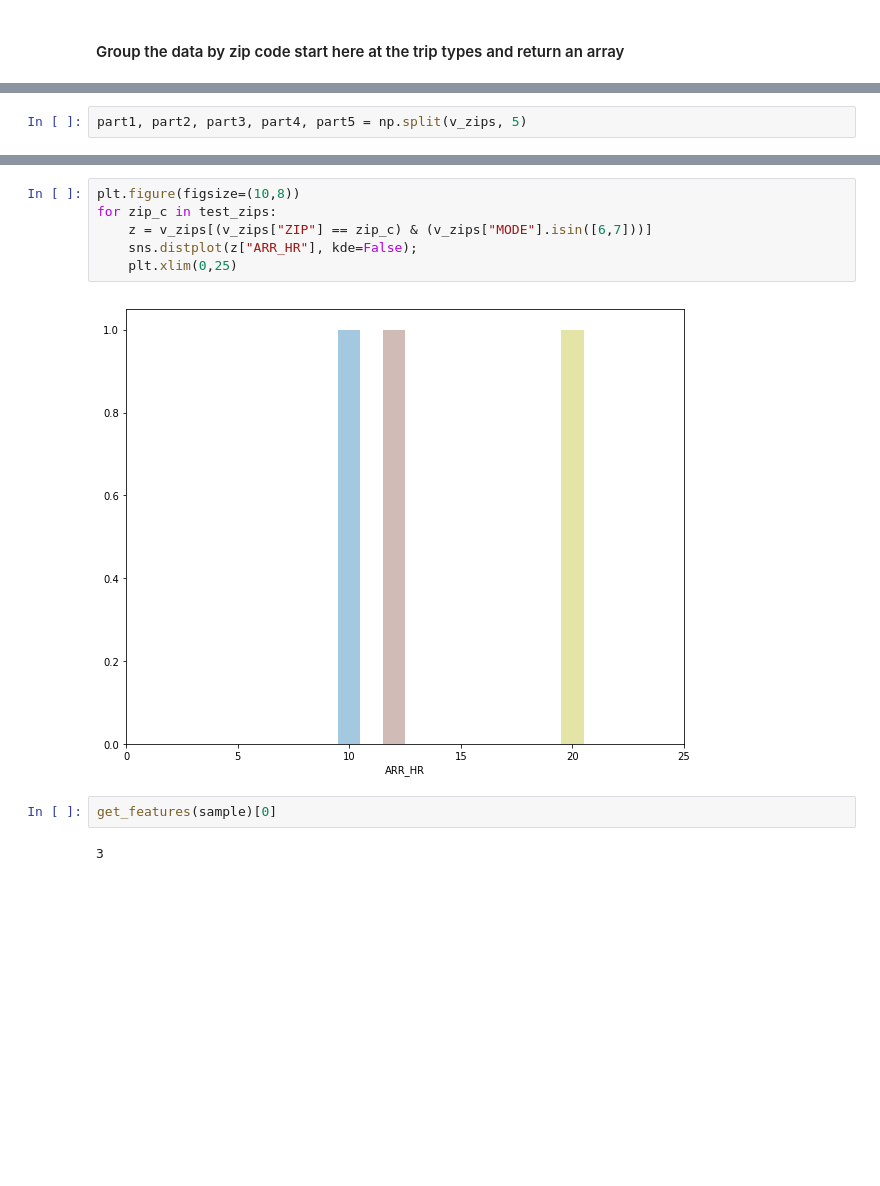
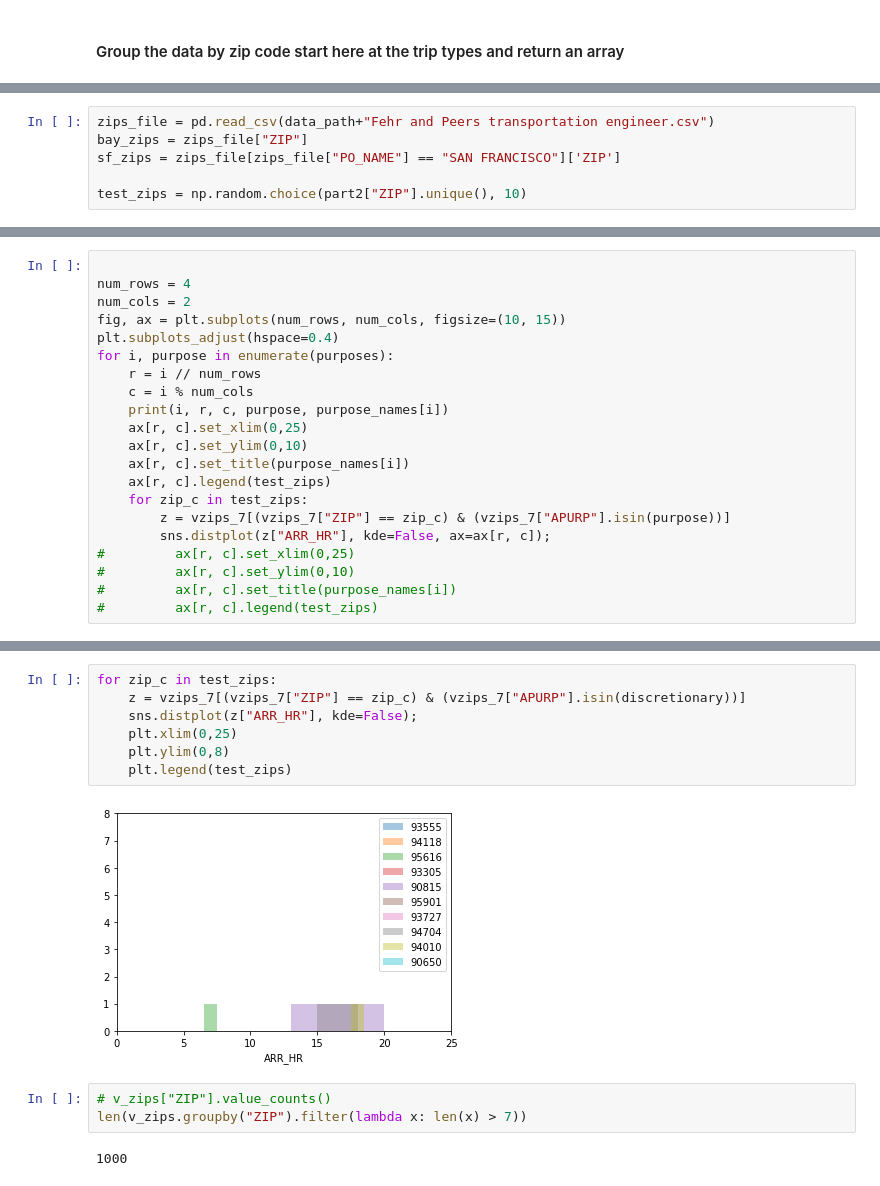
Before and after one commit to abaum1/mobilitymotifs, a Jupyter notebook: CHTS data -> zip code model input.ipynb, the cells around one changed output, grey strips where cells are left out. Cells and saved outputs as stored; diff of their text form; blank space fills up the shorter version.

```diff
--- a/CHTS data -> zip code model input.ipynb
+++ b/CHTS data -> zip code model input.ipynb
@@ -356,2 +412,0 @@ sample.head()
-# %%
-part1, part2, part3, part4, part5 = np.split(v_zips, 5)
@@ -373,0 +413,6 @@ array(['92120', '93266', '95422', 92028, '92704', '95835', '95630',
+# %%
+zips_file = pd.read_csv(data_path+"Fehr and Peers transportation engineer.csv")
+bay_zips = zips_file["ZIP"]
+sf_zips = zips_file[zips_file["PO_NAME"] == "SAN FRANCISCO"]['ZIP']
+
+test_zips = np.random.choice(part2["ZIP"].unique(), 10)
@@ -373,0 +421,21 @@ array(['92120', '93266', '95422', 92028, '92704', '95835', '95630',
+# %%
+
+num_rows = 4
+num_cols = 2
+fig, ax = plt.subplots(num_rows, num_cols, figsize=(10, 15))
+plt.subplots_adjust(hspace=0.4)
+for i, purpose in enumerate(purposes):
+    r = i // num_rows
+    c = i % num_cols
+    print(i, r, c, purpose, purpose_names[i])
+    ax[r, c].set_xlim(0,25)
+    ax[r, c].set_ylim(0,10)
+    ax[r, c].set_title(purpose_names[i])
+    ax[r, c].legend(test_zips)
+    for zip_c in test_zips:
+        z = vzips_7[(vzips_7["ZIP"] == zip_c) & (vzips_7["APURP"].isin(purpose))]
+        sns.distplot(z["ARR_HR"], kde=False, ax=ax[r, c]);
+#         ax[r, c].set_xlim(0,25)
+#         ax[r, c].set_ylim(0,10)
+#         ax[r, c].set_title(purpose_names[i])
+#         ax[r, c].legend(test_zips)
@@ -374,12 +451,14 @@ array(['92120', '93266', '95422', 92028, '92704', '95835', '95630',
 # %%
-plt.figure(figsize=(10,8))
 for zip_c in test_zips:
-    z = v_zips[(v_zips["ZIP"] == zip_c) & (v_zips["MODE"].isin([6,7]))]
+    z = vzips_7[(vzips_7["ZIP"] == zip_c) & (vzips_7["APURP"].isin(discretionary))]
     sns.distplot(z["ARR_HR"], kde=False);
     plt.xlim(0,25)
+    plt.ylim(0,8)
+    plt.legend(test_zips)
 # %% [output]
-[figure, old version]
+[figure, new version]
-# %%
-get_features(sample)[0]
-# %% [output]
-3
+# %%
+# v_zips["ZIP"].value_counts()
+len(v_zips.groupby("ZIP").filter(lambda x: len(x) > 7))
+# %% [output]
+1000
```
Also changed, not shown: parts of 24 cells of this notebook.
